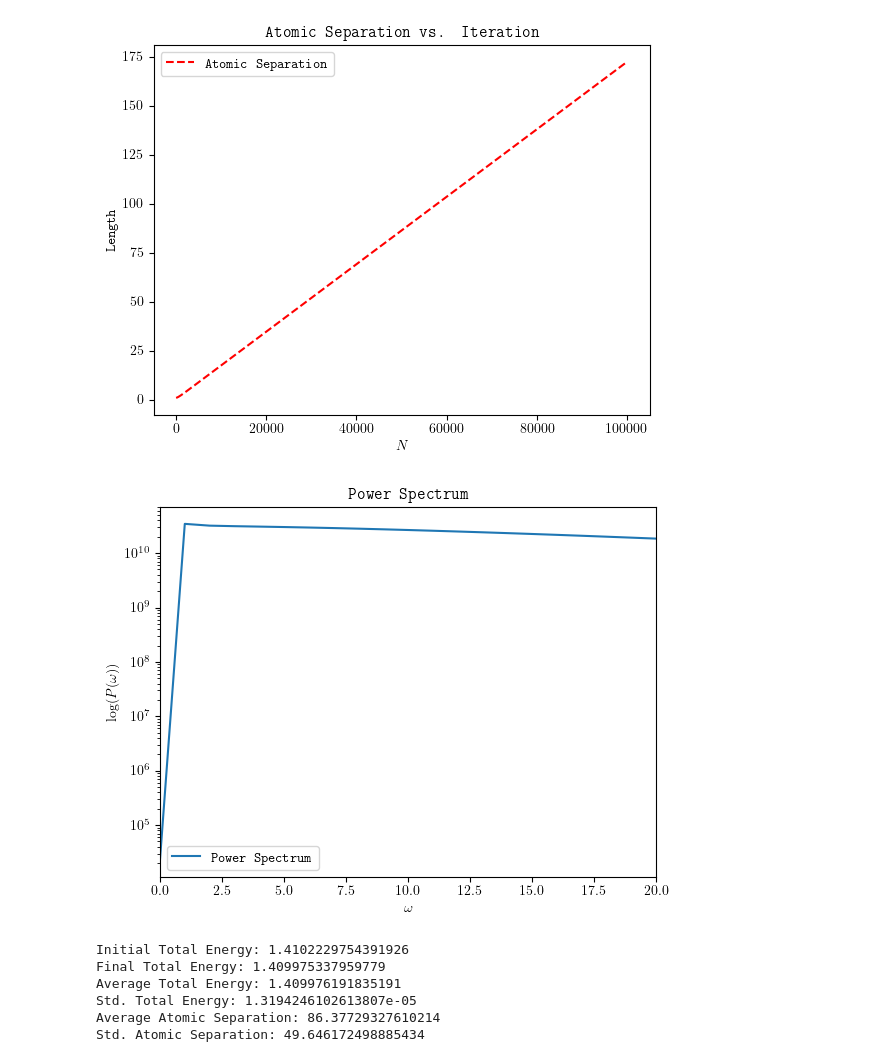
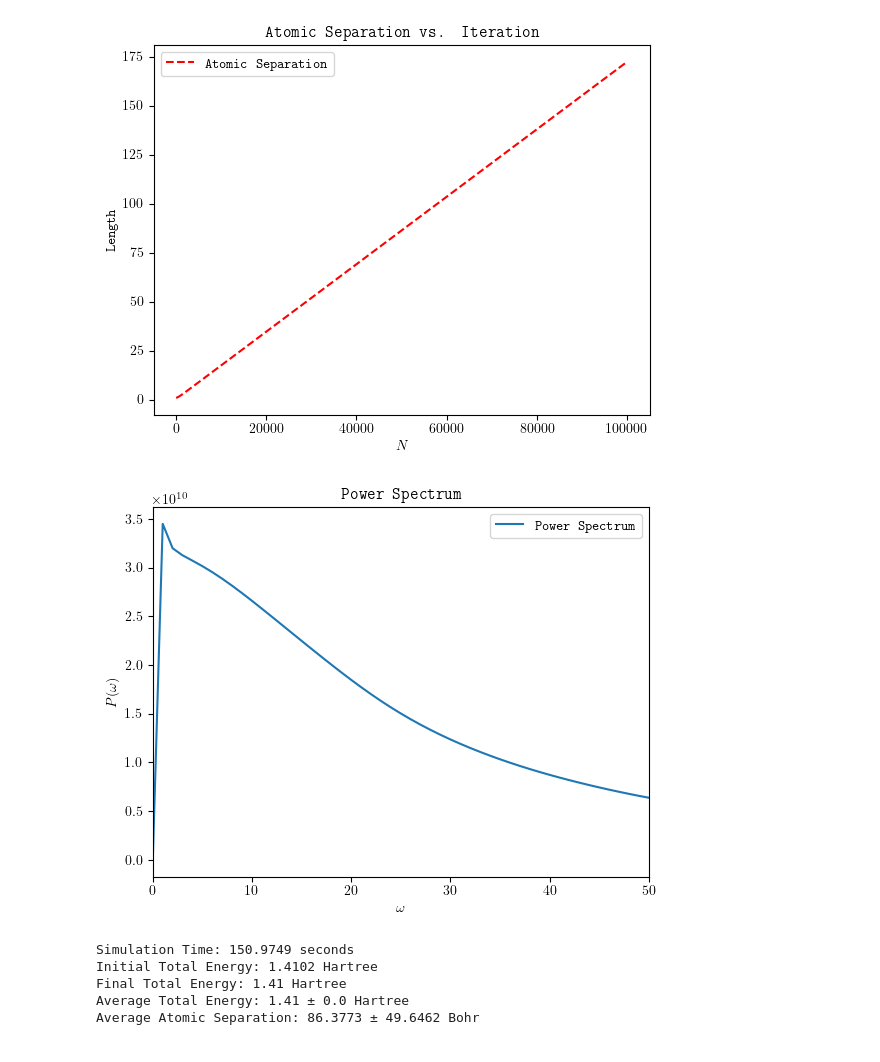
Before and after one commit to rbucl/phas0077-code, a Jupyter notebook: ohp_rs_interp_vv.ipynb, the cells around one changed output. Drawn from its saved outputs; the diff is of its cells as text; code cells hidden in the pictures.

```diff
--- a/Multiatomic6.ipynb
+++ b/ohp_rs_interp_vv.ipynb
@@ -41,10 +41,9 @@ atoms = np.array([atom1, atom2])
 potential = Potential(ohpRsInterpolated)
 molecularSystem = MolecularSystem(atoms, potential)
 integratorName = "velocityVerlet"
-filepath = thisdir / 'Multiatomic6'
+filepath = thisdir / 'temp_ohp_rs_interp_vv'
 N = 100000
 deltaT = 0.001
 startTime = time.time()
 molecularSystem = simulate(filepath, molecularSystem, integratorName, N, deltaT)
 endTime = time.time()
-print("Simulation Time:", endTime - startTime, "seconds")
@@ -69,24 +66,22 @@ plotAtomicSeparations(aspath, "Atom1-Atom2")
 # %%
 fileNames = molecularSystem.getAtomNames()
 vacf = calculateVacf(avdir, fileNames)
 powerSpectrum = calculatePowerSpectrum(vacf)
-plotPowerSpectrum(avdir, powerSpectrum, [0.0, 20.0], True)
+plotPowerSpectrum(avdir, powerSpectrum, [0.0, 50.0], False)
 # %% [output]
-[figure, old version]
+[figure, new version]
 # %%
 atomicSeparations = pd.read_csv(aspath)
 energies = pd.read_csv(enpath)
 vv = energies
-print("Initial Total Energy:", energies["TE"].iat[0])
-print("Final Total Energy:", energies["TE"].iat[-1])
-print("Average Total Energy:", np.mean(energies["TE"]))
-print("Std. Total Energy:", np.std(energies["TE"]))
-print("Average Atomic Separation:", np.mean(atomicSeparations["Atom1-Atom2"]))
-print("Std. Atomic Separation:", np.std(atomicSeparations["Atom1-Atom2"]))
+print("Simulation Time:", round(endTime - startTime, 4), "seconds")
+print("Initial Total Energy:", round(energies["TE"].iat[0], 4), "Hartree")
+print("Final Total Energy:", round(energies["TE"].iat[-1], 4), "Hartree")
+print("Average Total Energy:", round(np.mean(energies["TE"]), 4), u"\u00B1", round(np.std(energies["TE"]), 4), "Hartree")
+print("Average Atomic Separation:", round(np.mean(atomicSeparations["Atom1-Atom2"]), 4), u"\u00B1", round(np.std(atomicSeparations["Atom1-Atom2"]), 4), "Bohr")
 # %% [output]
-Initial Total Energy: 1.4102229754391926
-Final Total Energy: 1.409975337959779
-Average Total Energy: 1.409976191835191
-Std. Total Energy: 1.3194246102613807e-05
-Average Atomic Separation: 86.37729327610214
-Std. Atomic Separation: 49.646172498885434
+Simulation Time: 150.9749 seconds
+Initial Total Energy: 1.4102 Hartree
+Final Total Energy: 1.41 Hartree
+Average Total Energy: 1.41 ± 0.0 Hartree
+Average Atomic Separation: 86.3773 ± 49.6462 Bohr
```
Also changed, not shown: parts of 2 cells of this notebook, 23 other files.
